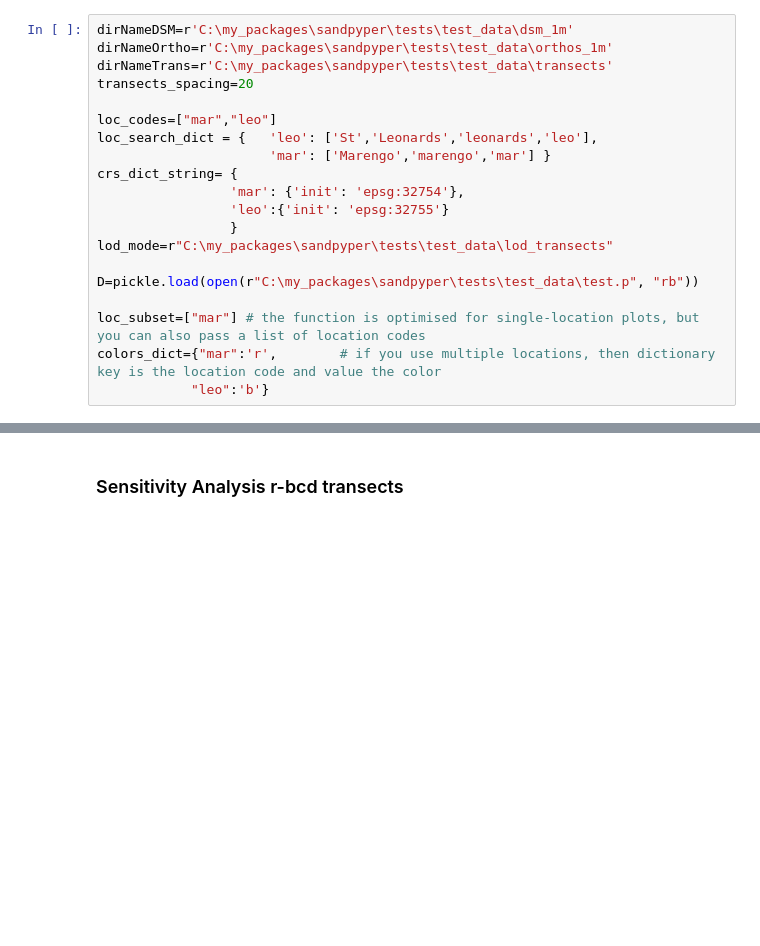
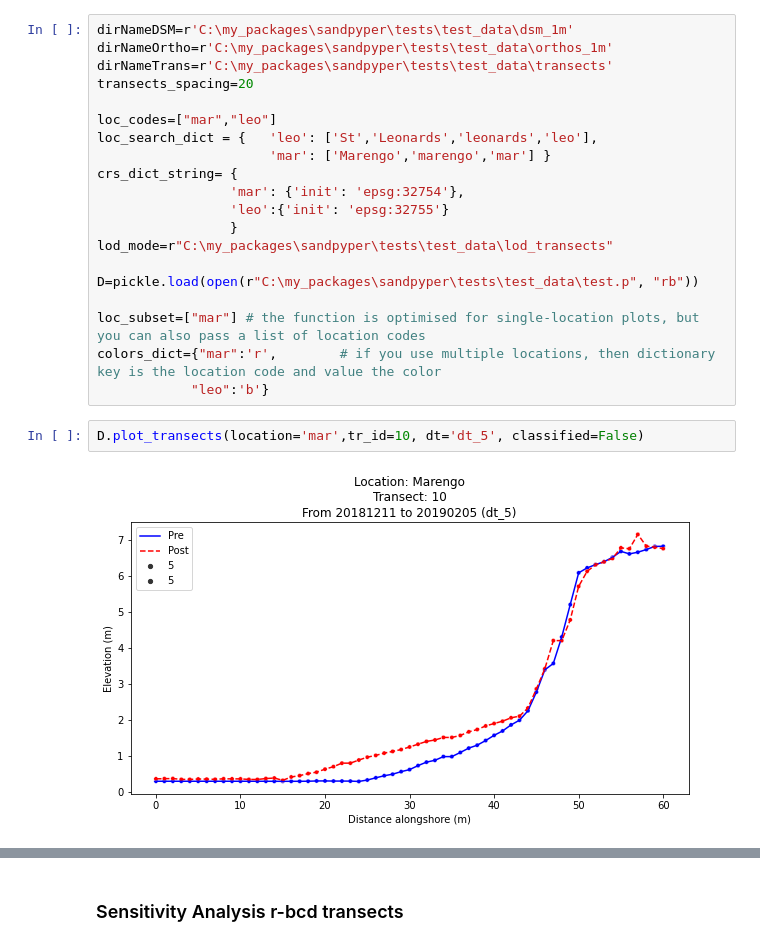
Before and after one commit to npucino/sandpyper, a Jupyter notebook: examples/Example_1_Profile_extraction-CLASS.ipynb, the cells around one changed output, grey strips where cells are left out. Drawn from its saved outputs; the diff is of its cells as text; blank space fills up the shorter version.

```diff
--- a/examples/Example_1_Profile_extraction-CLASS.ipynb
+++ b/examples/Example_1_Profile_extraction-CLASS.ipynb
@@ -61,3 +61,7 @@ D=pickle.load(open(r"C:\my_packages\sandpyper\tests\test_data\test.p", "rb"))
 loc_subset=["mar"] # the function is optimised for single-location plots, but you can also pass a list of location codes
 colors_dict={"mar":'r',        # if you use multiple locations, then dictionary key is the location code and value the color
             "leo":'b'}
+# %%
+D.plot_transects(location='mar',tr_id=10, dt='dt_5', classified=False)
+# %% [output]
+[figure, added]
```
Also changed, not shown: parts of 8 cells of this notebook, 1 other file.
